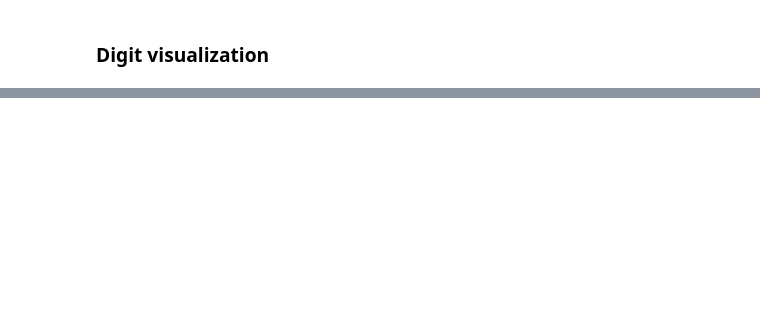
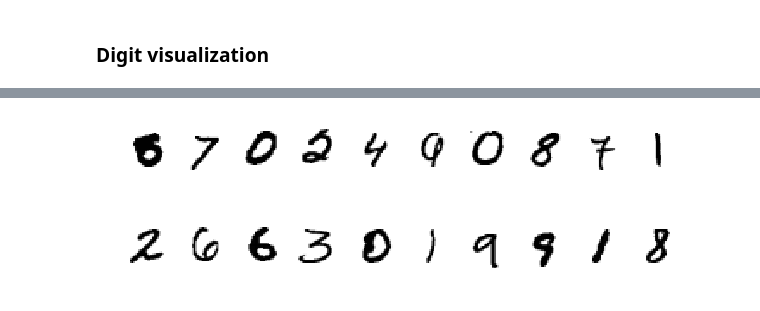
Before and after one commit to ArthMx/MNIST, a Jupyter notebook: MNIST.ipynb, the cells around one changed output, grey strips where cells are left out. Cells and saved outputs as stored; diff of their text form; code cells hidden in the pictures; blank space fills up the shorter version.

```diff
--- a/MNIST.ipynb
+++ b/MNIST.ipynb
@@ -26,0 +63,22 @@ ax.axis('off');
+# %%
+def digits_plot(digits):
+    '''
+    Plot 25 digits.
+    Input : dataframe of 25 digits or (25, 784) array.
+    '''
+    fig, ax = plt.subplots(5,5)
+    fig.set_size_inches(8,8)
+    if isinstance(digits, pd.core.frame.DataFrame):
+        for ax, index in zip(ax.ravel(), digits.index):
+            digit = digits.loc[index, :]
+            digit_reshaped = digit.values.reshape(28,28)
+            ax.imshow(digit_reshaped, cmap='gray_r')
+            ax.axis('off')
+    else:
+        for ax, digit in zip(ax.ravel(), digits):
+            digit_reshaped = digit.values.reshape(28,28)
+            ax.imshow(digit_reshaped, cmap='gray_r')
+            ax.axis('off')
+
+digits = X.sample(25)
+digits_plot(digits)
@@ -26,0 +149,12 @@ ax.axis('off');
+# %%
+digits = X.sample(10)
+shape = (1, 10)
+multidigits_plot(digits, shape=shape)
+# %% [output]
+[figure, added]
+# %%
+digits = X.sample(10)
+shape = (1, 10)
+multidigits_plot(digits, size=shape, shape=shape)
+# %% [output]
+[figure, added]
```
Also changed, not shown: parts of 13 cells of this notebook.
